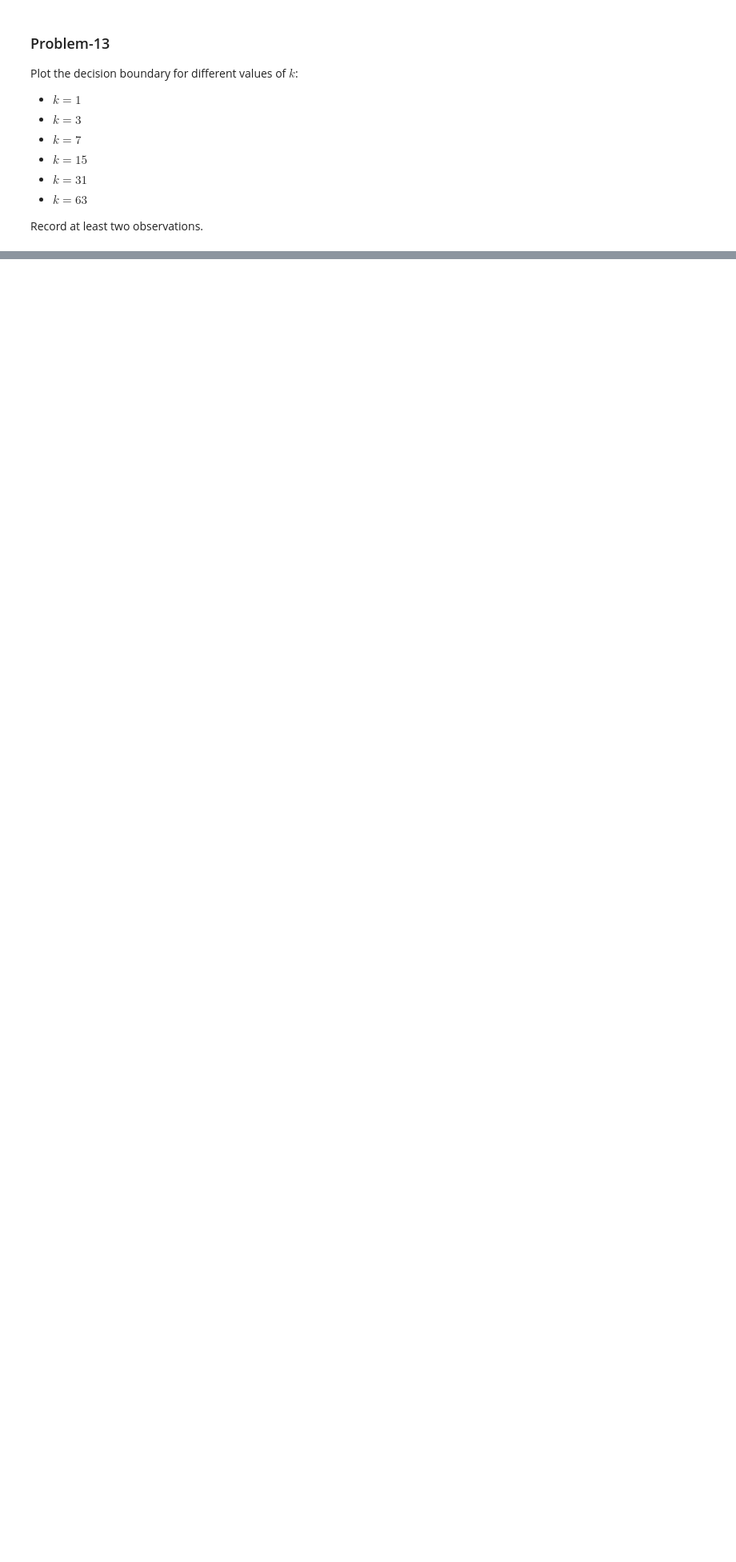
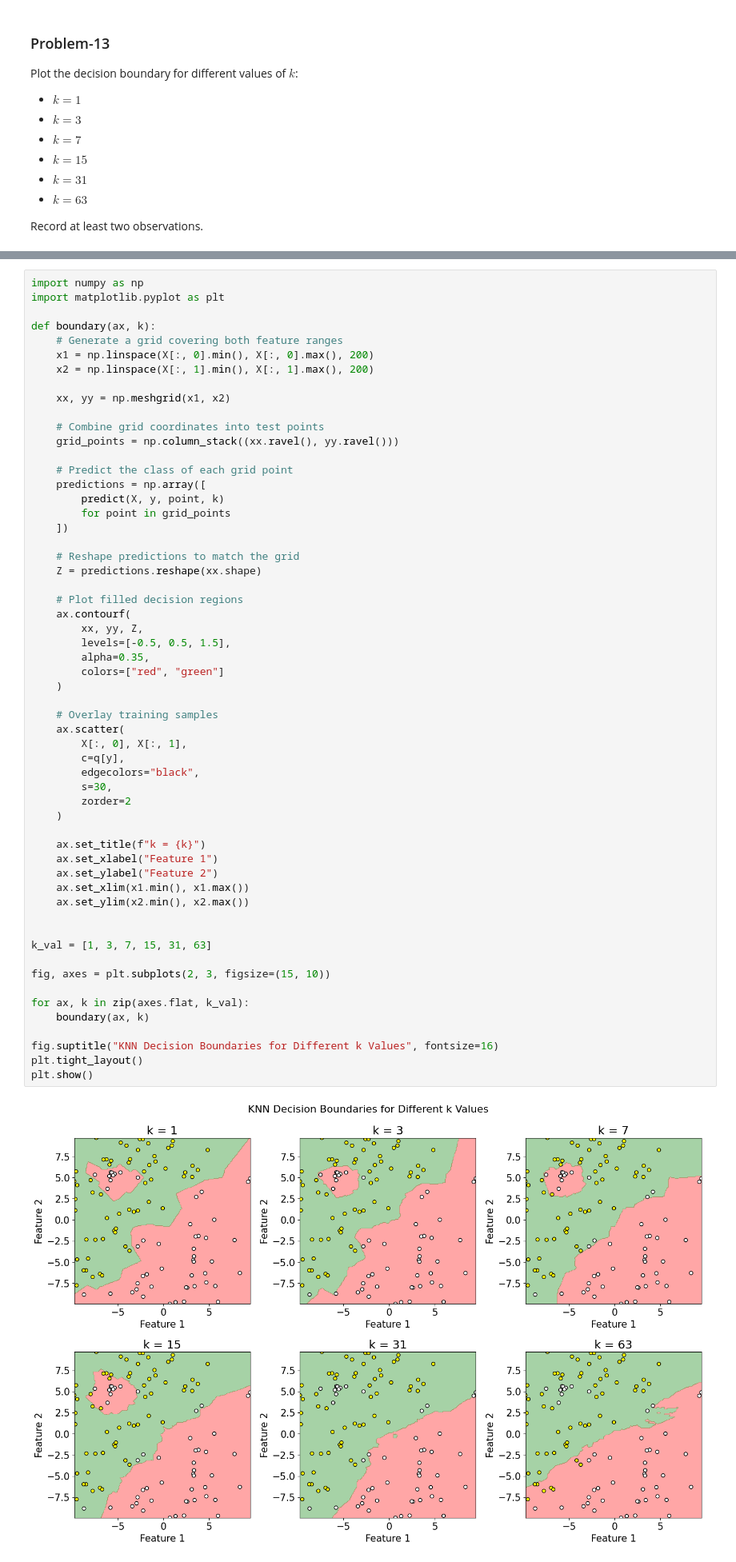
Before and after one commit to shiva-learns/Machine-Learning, a Jupyter notebook: Supervised Learning/Classification/KNN_DecisionTree/Week_7_Assessment.ipynb, the cells around one changed output, grey strips where cells are left out. Shown at 80% size. Drawn from its saved outputs; the diff is of its cells as text; blank space fills up the shorter version.

```diff
--- a/Supervised Learning/Classification/KNN_DecisionTree/Week_7_Assessment.ipynb
+++ b/Supervised Learning/Classification/KNN_DecisionTree/Week_7_Assessment.ipynb
@@ -497,0 +532,59 @@ Record at least two observations.
+# %%
+import numpy as np
+import matplotlib.pyplot as plt
+
+def boundary(ax, k):
+    # Generate a grid covering both feature ranges
+    x1 = np.linspace(X[:, 0].min(), X[:, 0].max(), 200)
+    x2 = np.linspace(X[:, 1].min(), X[:, 1].max(), 200)
+
+    xx, yy = np.meshgrid(x1, x2)
+
+    # Combine grid coordinates into test points
+    grid_points = np.column_stack((xx.ravel(), yy.ravel()))
+
+    # Predict the class of each grid point
+    predictions = np.array([
+        predict(X, y, point, k)
+        for point in grid_points
+    ])
+
+    # Reshape predictions to match the grid
+    Z = predictions.reshape(xx.shape)
+
+    # Plot filled decision regions
+    ax.contourf(
+        xx, yy, Z,
+        levels=[-0.5, 0.5, 1.5],
+        alpha=0.35,
+        colors=["red", "green"]
+    )
+
+    # Overlay training samples
+    ax.scatter(
+        X[:, 0], X[:, 1],
+        c=q[y],
+        edgecolors="black",
+        s=30,
+        zorder=2
+    )
+
+    ax.set_title(f"k = {k}")
+    ax.set_xlabel("Feature 1")
+    ax.set_ylabel("Feature 2")
+    ax.set_xlim(x1.min(), x1.max())
+    ax.set_ylim(x2.min(), x2.max())
+
+
+k_val = [1, 3, 7, 15, 31, 63]
+
+fig, axes = plt.subplots(2, 3, figsize=(15, 10))
+
+for ax, k in zip(axes.flat, k_val):
+    boundary(ax, k)
+
+fig.suptitle("KNN Decision Boundaries for Different k Values", fontsize=16)
+plt.tight_layout()
+plt.show()
+# %% [output]
+[figure, added]
```
Also changed, not shown: parts of 3 cells of this notebook.
